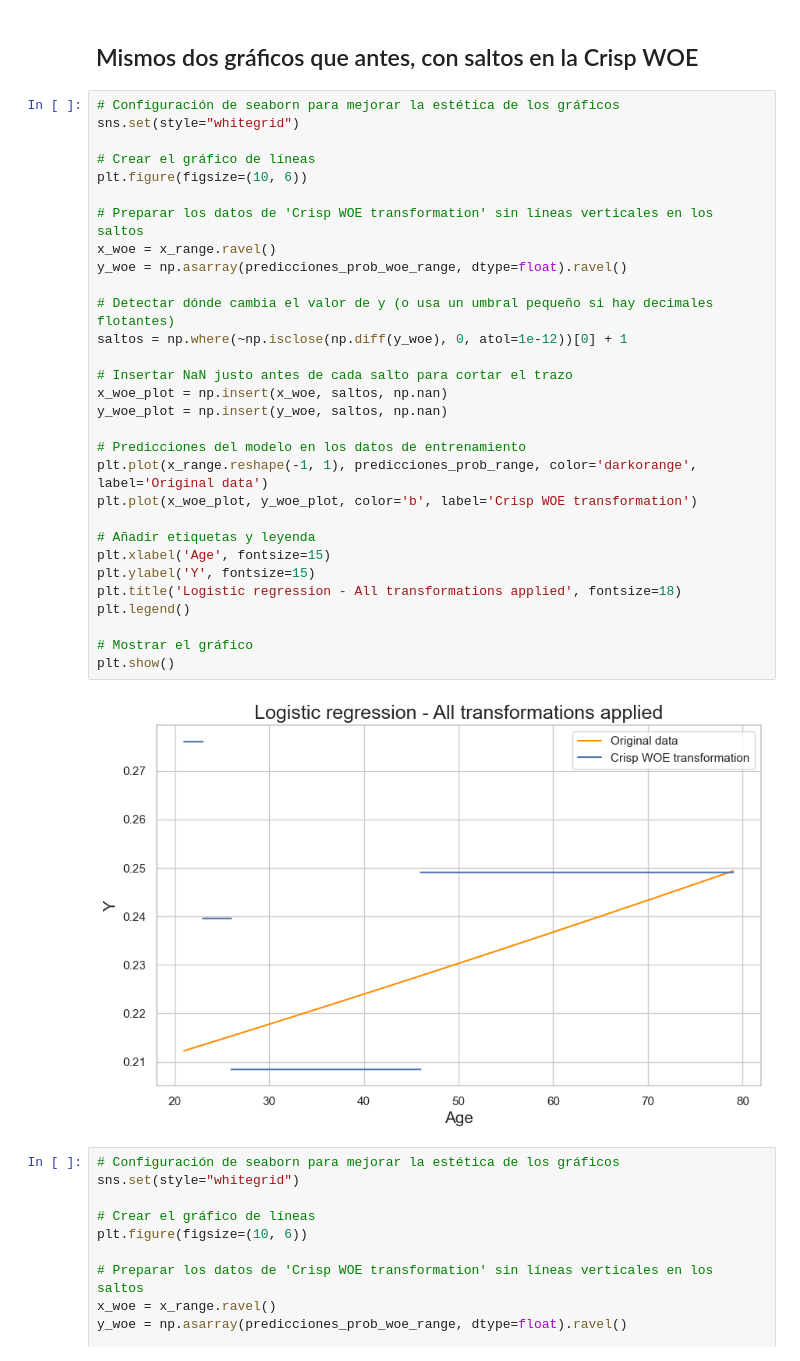
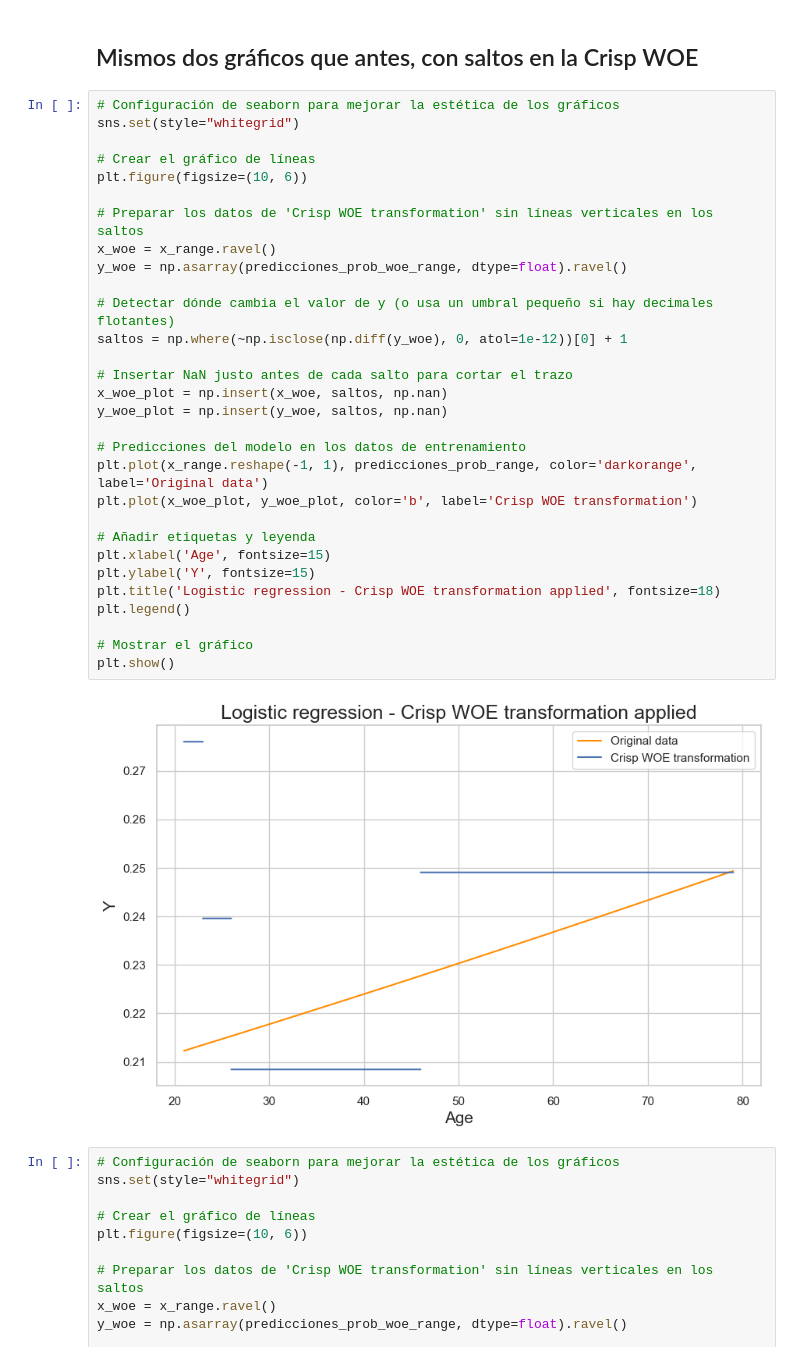
Before and after one commit to juanpr01/fuzzy-woe-transformations, a Jupyter notebook: Pruebas - articulo.ipynb, the cells around one changed output. Cells and saved outputs as stored; diff of their text form.

```diff
--- a/Pruebas - articulo.ipynb
+++ b/Pruebas - articulo.ipynb
@@ -806,35 +806,35 @@ plt.show()
 # %%
 # Configuración de seaborn para mejorar la estética de los gráficos
 sns.set(style="whitegrid")
 
 # Crear el gráfico de líneas
 plt.figure(figsize=(10, 6))
 
 # Preparar los datos de 'Crisp WOE transformation' sin líneas verticales en los saltos
 x_woe = x_range.ravel()
 y_woe = np.asarray(predicciones_prob_woe_range, dtype=float).ravel()
 
 # Detectar dónde cambia el valor de y (o usa un umbral pequeño si hay decimales flotantes)
 saltos = np.where(~np.isclose(np.diff(y_woe), 0, atol=1e-12))[0] + 1
 
 # Insertar NaN justo antes de cada salto para cortar el trazo
 x_woe_plot = np.insert(x_woe, saltos, np.nan)
 y_woe_plot = np.insert(y_woe, saltos, np.nan)
 
 # Predicciones del modelo en los datos de entrenamiento
 plt.plot(x_range.reshape(-1, 1), predicciones_prob_range, color='darkorange', label='Original data')
 plt.plot(x_woe_plot, y_woe_plot, color='b', label='Crisp WOE transformation')
 
 # Añadir etiquetas y leyenda
 plt.xlabel('Age', fontsize=15)
 plt.ylabel('Y', fontsize=15)
-plt.title('Logistic regression - All transformations applied', fontsize=18)
+plt.title('Logistic regression - Crisp WOE transformation applied', fontsize=18)
 plt.legend()
 
 # Mostrar el gráfico
 plt.show()
 # %% [output]
-[figure, old version]
+[figure, new version]
 # %%
 # Configuración de seaborn para mejorar la estética de los gráficos
 sns.set(style="whitegrid")
```
Also changed, not shown: parts of 1 cell of this notebook.
